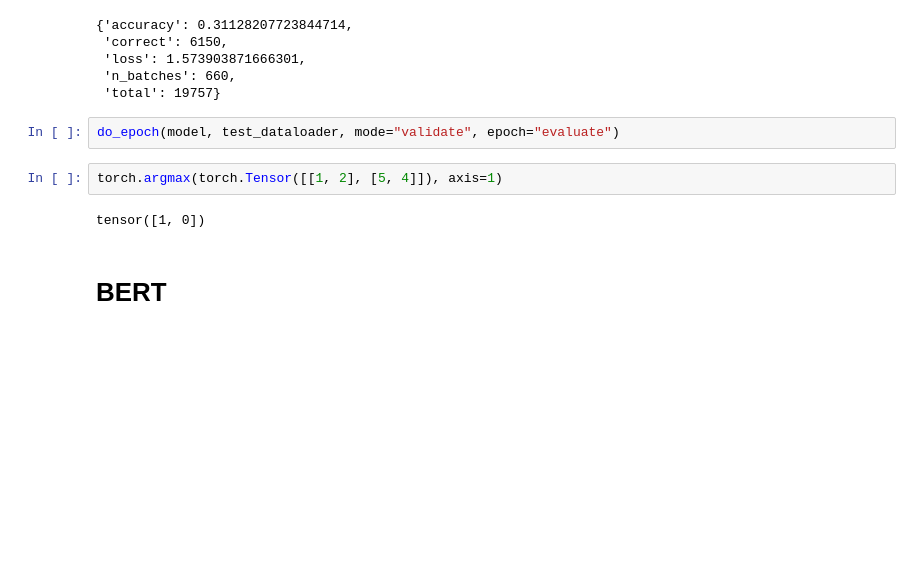
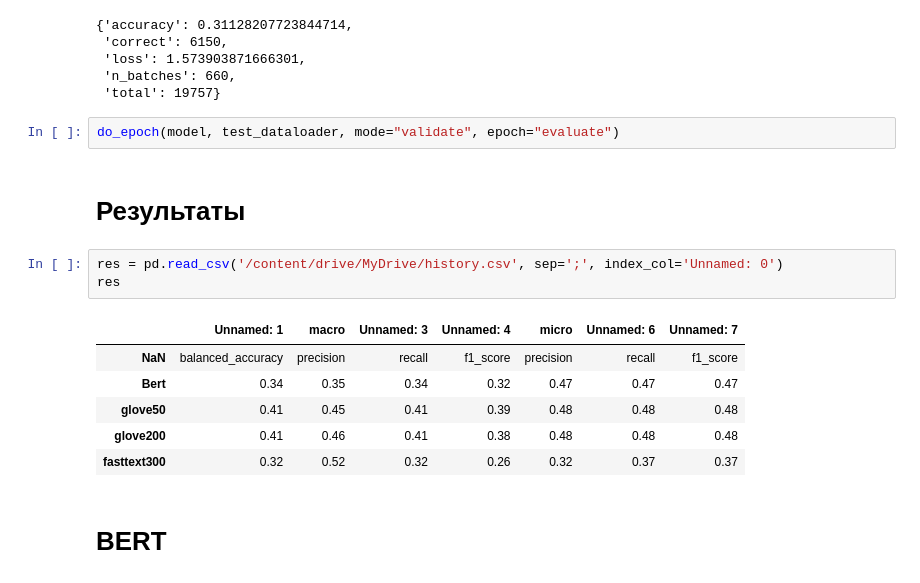
Before and after one commit to PasechnikDarya/RAAI-NLP-Project, a Jupyter notebook: topic_classifier.ipynb, the cells around one changed output. Drawn from its saved outputs; the diff is of its cells as text; blank space fills up the shorter version.

```diff
--- a/topic_classifier.ipynb
+++ b/topic_classifier.ipynb
@@ -749,10 +748,18 @@ Saving checkpoint after epoch 1
  'total': 19757}
 # %%
 do_epoch(model, test_dataloader, mode="validate", epoch="evaluate")
-# %%
-torch.argmax(torch.Tensor([[1, 2], [5, 4]]), axis=1)
-# %% [output]
-tensor([1, 0])
+# %% [markdown]
+# Результаты
+# %%
+res = pd.read_csv('/content/drive/MyDrive/history.csv', sep=';', index_col='Unnamed: 0')
+res
+# %% [output]
+|  | Unnamed: 1 | macro | Unnamed: 3 | Unnamed: 4 | micro | Unnamed: 6 | Unnamed: 7 |
+| NaN | balanced_accuracy | precision | recall | f1_score | precision | recall | f1_score |
+| Bert | 0.34 | 0.35 | 0.34 | 0.32 | 0.47 | 0.47 | 0.47 |
+| glove50 | 0.41 | 0.45 | 0.41 | 0.39 | 0.48 | 0.48 | 0.48 |
+| glove200 | 0.41 | 0.46 | 0.41 | 0.38 | 0.48 | 0.48 | 0.48 |
+| fasttext300 | 0.32 | 0.52 | 0.32 | 0.26 | 0.32 | 0.37 | 0.37 |
 # %% [markdown]
 # BERT
 # %% [markdown]
```
Also changed, not shown: parts of 3 cells of this notebook.
